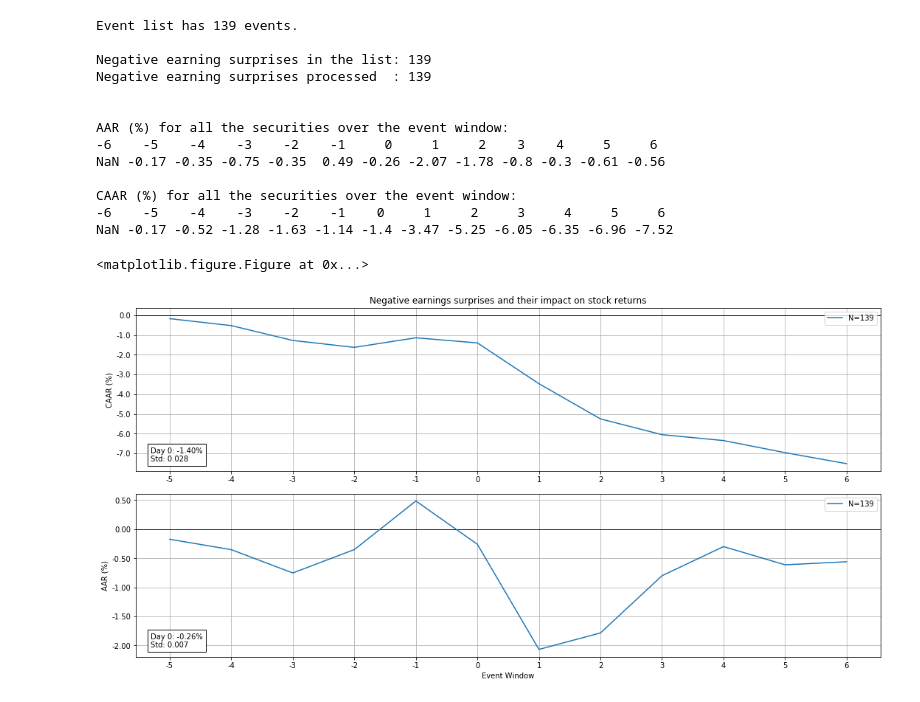
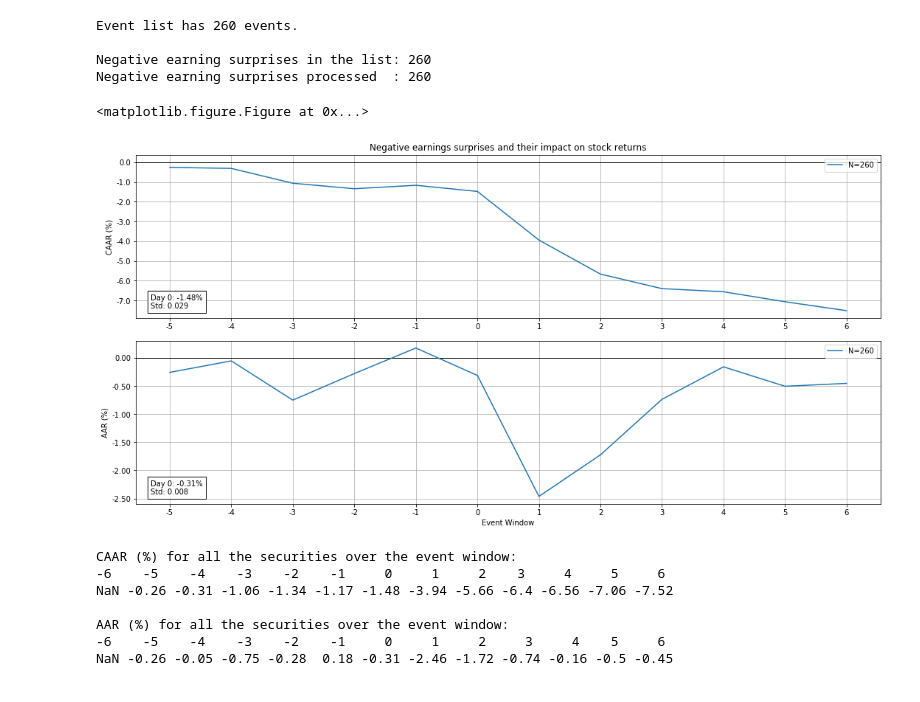
Before and after one commit to brettelliot/event-study, a Jupyter notebook: examples/quantconnect/event_study_earnings_surprises.ipynb, the cells around one changed output. Cells and saved outputs as stored; diff of their text form; code cells hidden in the pictures.

```diff
--- a/examples/quantconnect/event_study_earnings_surprises.ipynb
+++ b/examples/quantconnect/event_study_earnings_surprises.ipynb
@@ -3872,31 +3881,29 @@ NaN -0.21 -0.17 -0.62 -0.86 -0.77 -0.79 -0.06  0.91  0.85  0.96  0.7  0.46
 # %%
 def run_negative_earnings_event_study():
 
     """
     This is an event study on mass shootings and their impact on firearm securities.
     """
 
-    start_date = dt.datetime(2018, 1, 1)
-    end_date = dt.datetime(2018, 5, 31)
-    value_threshold = 100.0
+    start_date = dt.datetime(2017, 1, 1)
+    end_date = dt.datetime(2017, 12, 31)
+    value_threshold = 50.0
 
     positive = False
     run_event_study(start_date, end_date, value_threshold, positive)
 
 run_negative_earnings_event_study()
 # %% [output]
-Event list has 139 events.
+Event list has 260 events.
 
-Negative earning surprises in the list: 139
-Negative earning surprises processed  : 139
-
-
-AAR (%) for all the securities over the event window:
--6    -5    -4    -3    -2    -1     0     1     2    3    4     5     6
-NaN -0.17 -0.35 -0.75 -0.35  0.49 -0.26 -2.07 -1.78 -0.8 -0.3 -0.61 -0.56
-
-CAAR (%) for all the securities over the event window:
--6    -5    -4    -3    -2    -1    0     1     2     3     4     5     6
-NaN -0.17 -0.52 -1.28 -1.63 -1.14 -1.4 -3.47 -5.25 -6.05 -6.35 -6.96 -7.52
+Negative earning surprises in the list: 260
+Negative earning surprises processed  : 260
 <matplotlib.figure.Figure at 0x...>
-[figure, old version]
+[figure, new version]
+CAAR (%) for all the securities over the event window:
+-6    -5    -4    -3    -2    -1     0     1     2    3     4     5     6
+NaN -0.26 -0.31 -1.06 -1.34 -1.17 -1.48 -3.94 -5.66 -6.4 -6.56 -7.06 -7.52
+
+AAR (%) for all the securities over the event window:
+-6    -5    -4    -3    -2    -1     0     1     2     3     4    5     6
+NaN -0.26 -0.05 -0.75 -0.28  0.18 -0.31 -2.46 -1.72 -0.74 -0.16 -0.5 -0.45
```
Also changed, not shown: parts of 5 cells of this notebook, 5 other files.
